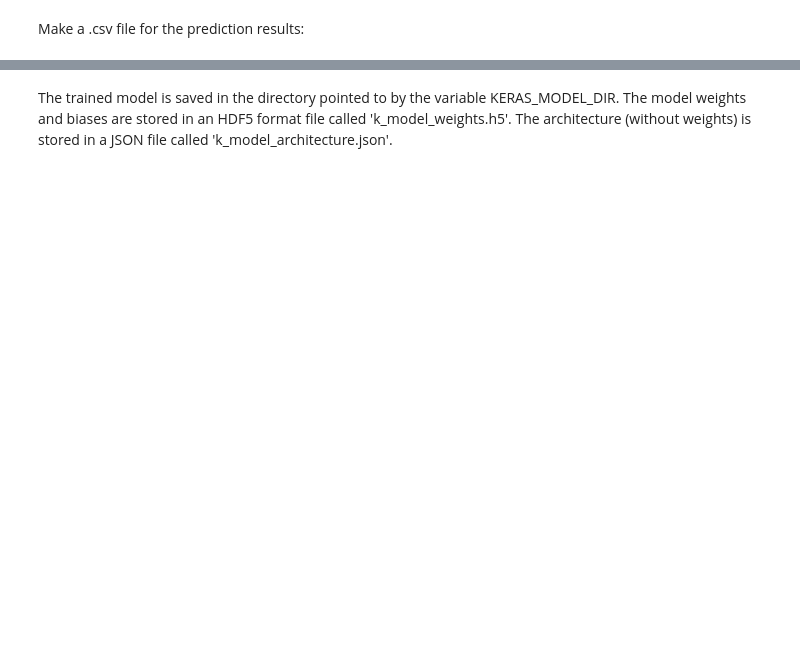
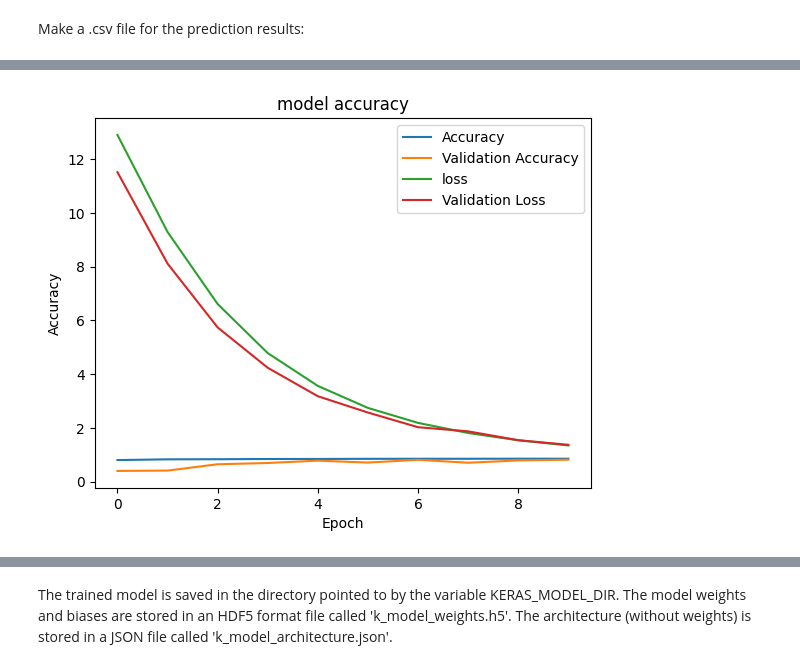
Before and after one commit to Neon-Purplelight/cnn_training_data_generator, a Jupyter notebook: slim_base_version.ipynb, the cells around one changed output, grey strips where cells are left out. Saved outputs shown, nothing was run; the diff lists cells and outputs as text; code cells hidden in the pictures; blank space fills up the shorter version.

```diff
--- a/slim_base_version.ipynb
+++ b/slim_base_version.ipynb
@@ -621,5 +612,3 @@ Epoch 2/10
-# %%
-training_history = model.fit_generator(steps_per_epoch=100,generator=val_steps, validation_data= train_steps, validation_steps=10,epochs=100,callbacks=[tb_call, earlystop_call])
 # %%
 import matplotlib.pyplot as plt
 plt.plot(training_history.history["accuracy"])
@@ -813,16 +831,17 @@ plt.show()
 # %%
-### Entfällt zugunsten der neuen Plot Funktion
 ## Alle Ergebnisse in einem Plot
-'''import matplotlib.pyplot as plt
+import matplotlib.pyplot as plt
 plt.plot(training_history.history["binary_accuracy"])
 plt.plot(training_history.history['val_binary_accuracy'])
 plt.plot(training_history.history['loss'])
 plt.plot(training_history.history['val_loss'])
 plt.title("model accuracy")
 plt.ylabel("Accuracy")
 plt.xlabel("Epoch")
 plt.legend(["Accuracy","Validation Accuracy","loss","Validation Loss"])
-plt.show()'''
+plt.show()
+# %% [output]
+[figure, added]
 # %%
 def plot_compare(history, steps=-1):
     if steps < 0:
```
Also changed, not shown: parts of 21 cells of this notebook.
